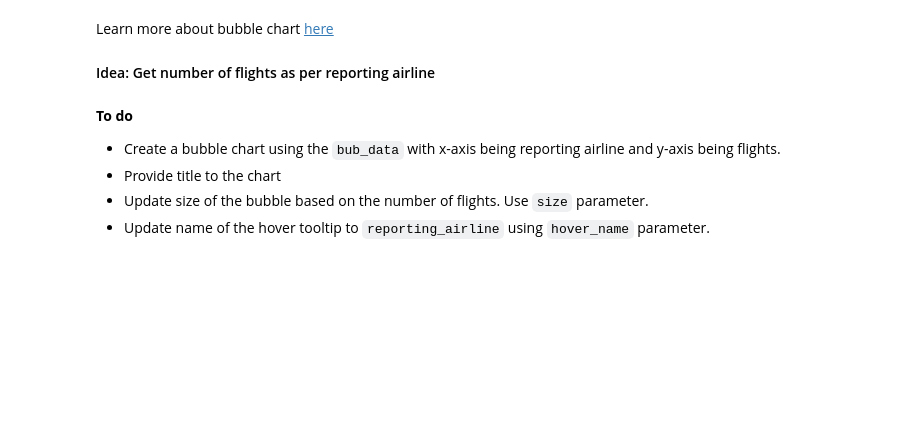
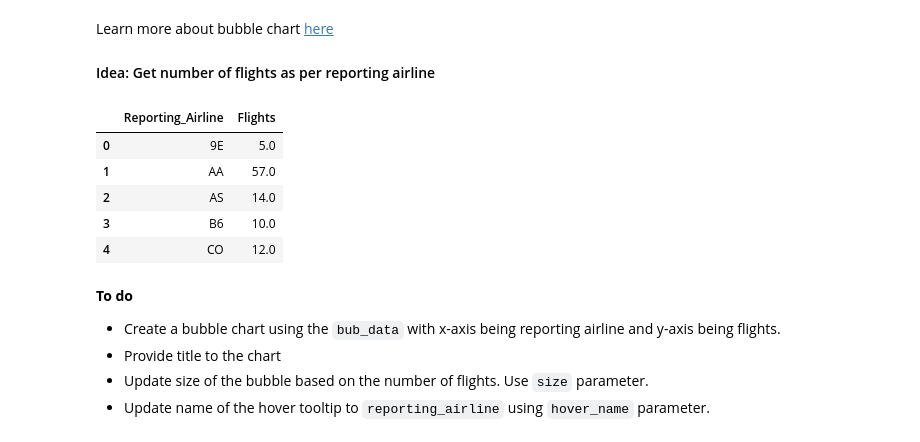
Before and after one commit to vadimsavenkov/Visualizations, a Jupyter notebook: Plotly_Basics.ipynb, the cells around one changed output. Drawn from its saved outputs; the diff is of its cells as text; code cells hidden in the pictures; blank space fills up the shorter version.

```diff
--- a/Plotly_Basics.ipynb
+++ b/Plotly_Basics.ipynb
@@ -204,7 +204,14 @@ Learn more about bubble chart [here](https://plotly.com/python/bubble-charts/?ut
 # Group the data by reporting airline and get number of flights
 bub_data = data.groupby('Reporting_Airline')['Flights'].sum().reset_index()
 # %%
-bub_data
+bub_data.head(5)
+# %% [output]
+|  | Reporting_Airline | Flights |
+| 0 | 9E | 5.0 |
+| 1 | AA | 57.0 |
+| 2 | AS | 14.0 |
+| 3 | B6 | 10.0 |
+| 4 | CO | 12.0 |
 # %% [markdown]
 **To do**
 
```
Also changed, not shown: parts of 5 cells of this notebook.
